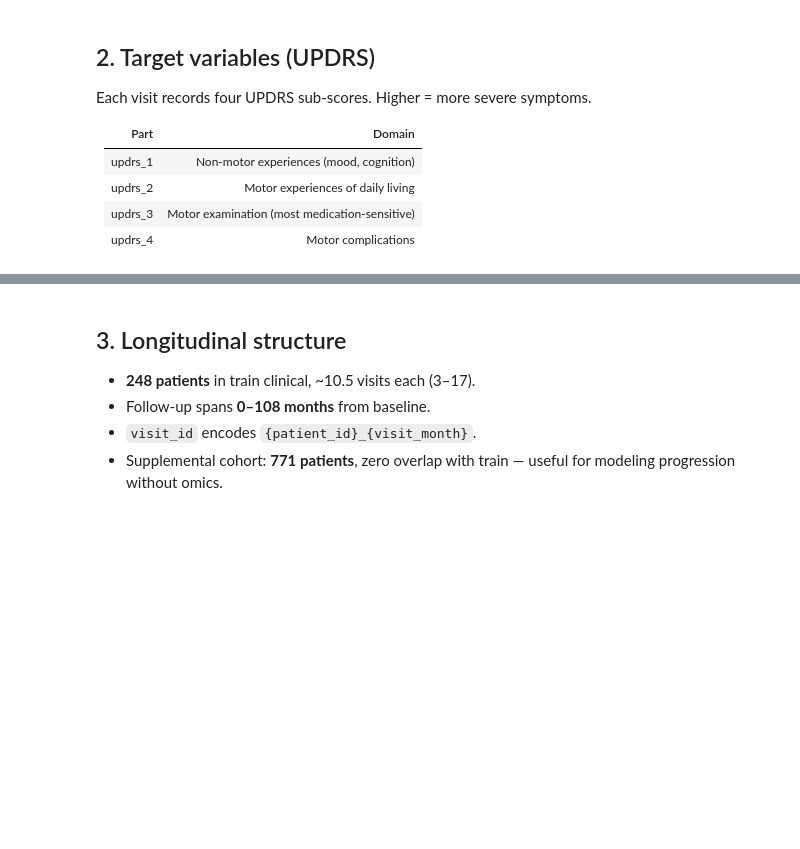
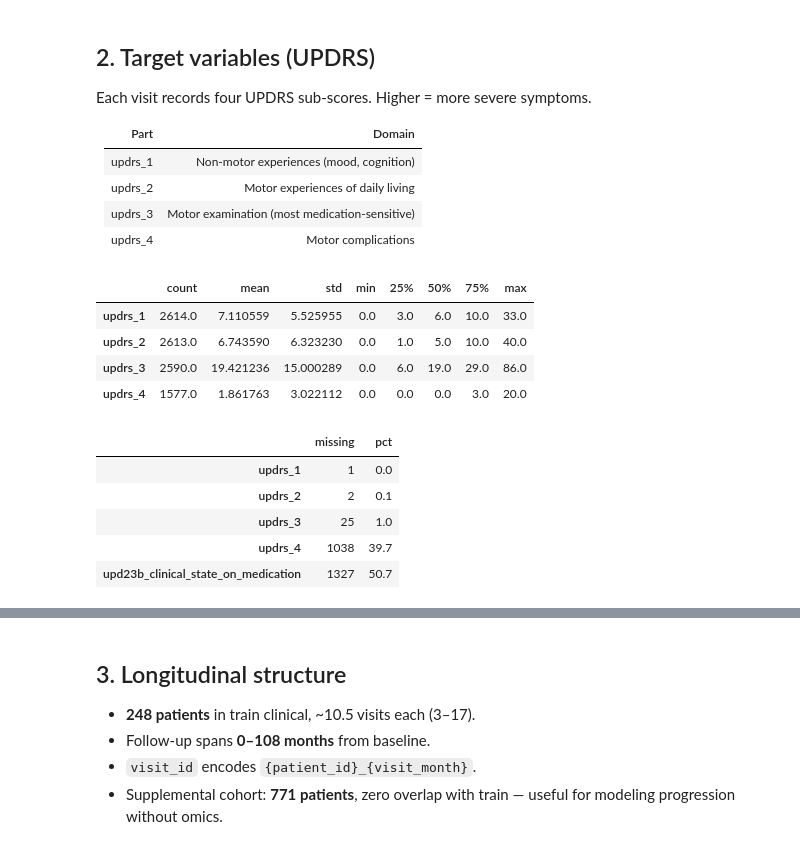
Before and after one commit to Omletta/Parkinson-s-Disease-Evolution-Prediction, a Jupyter notebook: notebooks/01_eda_updrs_prediction.ipynb, the cells around one changed output, grey strips where cells are left out. Saved outputs shown, nothing was run; the diff lists cells and outputs as text; code cells hidden in the pictures; blank space fills up the shorter version.

```diff
--- a/notebooks/01_eda_updrs_prediction.ipynb
+++ b/notebooks/01_eda_updrs_prediction.ipynb
@@ -66,10 +72,22 @@ Each visit records four UPDRS sub-scores. Higher = more severe symptoms.
 | updrs_3 | Motor examination (most medication-sensitive) |
 | updrs_4 | Motor complications |
 # %%
-missing = clinical[updrs_cols + ["upd23b_clinical_state_on_medication"]].isnull().sum().to_frame("missing")
+missing = supp[updrs_cols + ["upd23b_clinical_state_on_medication"]].isnull().sum().to_frame("missing")
 missing["pct"] = (100 * missing["missing"] / len(clinical)).round(1)
-display(clinical[updrs_cols].describe().T)
+display(supp[updrs_cols].describe().T)
 display(missing)
+# %% [output]
+|  | count | mean | std | min | 25% | 50% | 75% | max |
+| updrs_1 | 2614.0 | 7.110559 | 5.525955 | 0.0 | 3.0 | 6.0 | 10.0 | 33.0 |
+| updrs_2 | 2613.0 | 6.743590 | 6.323230 | 0.0 | 1.0 | 5.0 | 10.0 | 40.0 |
+| updrs_3 | 2590.0 | 19.421236 | 15.000289 | 0.0 | 6.0 | 19.0 | 29.0 | 86.0 |
+| updrs_4 | 1577.0 | 1.861763 | 3.022112 | 0.0 | 0.0 | 0.0 | 3.0 | 20.0 |
+|  | missing | pct |
+| updrs_1 | 1 | 0.0 |
+| updrs_2 | 2 | 0.1 |
+| updrs_3 | 25 | 1.0 |
+| updrs_4 | 1038 | 39.7 |
+| upd23b_clinical_state_on_medication | 1327 | 50.7 |
 # %%
 fig, axes = plt.subplots(2, 2, figsize=(10, 8))
 for ax, col in zip(axes.ravel(), updrs_cols):
```
Also changed, not shown: parts of 6 cells of this notebook, 6 other files.
